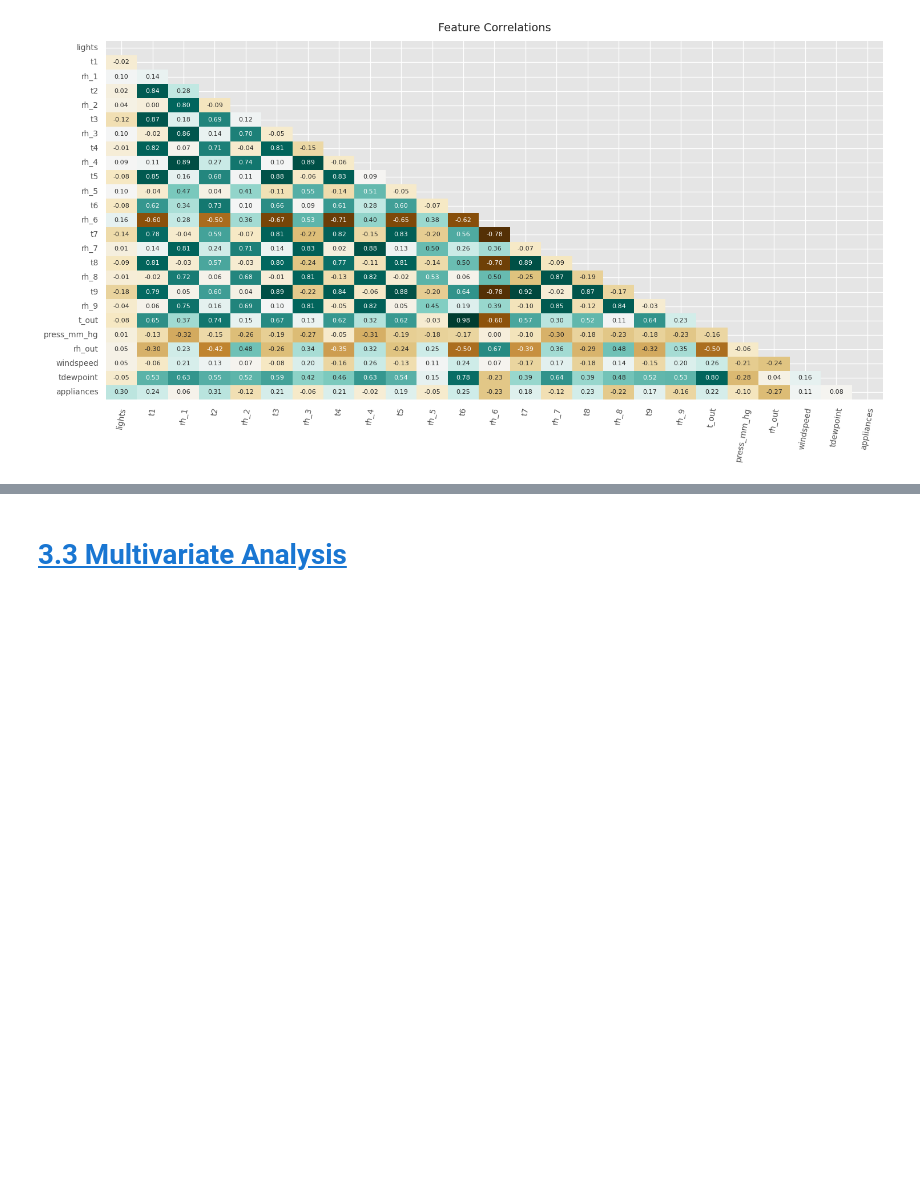
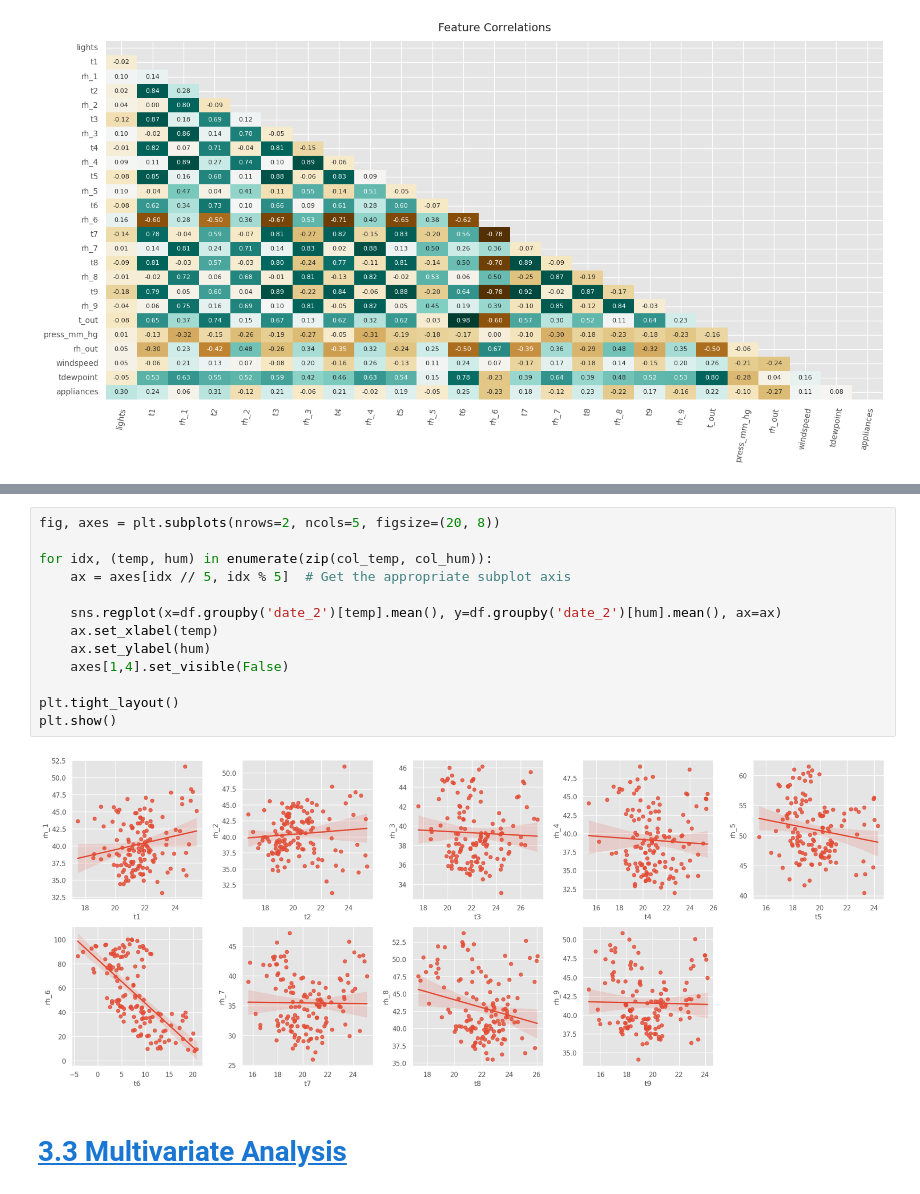
Before and after one commit to hantablack9/IIT-Roorkee-Hackathon, a Jupyter notebook: Household Energy Optimization, Prediction.ipynb, the cells around one changed output, grey strips where cells are left out. Saved outputs shown, nothing was run; the diff lists cells and outputs as text; blank space fills up the shorter version.

```diff
--- a/Household Energy Optimization, Prediction.ipynb
+++ b/Household Energy Optimization, Prediction.ipynb
@@ -562,3 +587,18 @@ corr_map(df.drop(droplist,axis =1), method='spearman',
+# %%
+fig, axes = plt.subplots(nrows=2, ncols=5, figsize=(20, 8))
+
+for idx, (temp, hum) in enumerate(zip(col_temp, col_hum)):
+    ax = axes[idx // 5, idx % 5]  # Get the appropriate subplot axis
+
+    sns.regplot(x=df.groupby('date_2')[temp].mean(), y=df.groupby('date_2')[hum].mean(), ax=ax)
+    ax.set_xlabel(temp)
+    ax.set_ylabel(hum)
+    axes[1,4].set_visible(False)
+
+plt.tight_layout()
+plt.show()
+# %% [output]
+[figure, added]
 # %% [markdown]
 <a id="3.3"></a>
 # [3.3 Multivariate Analysis](#0)
```
Also changed, not shown: parts of 16 cells of this notebook.
